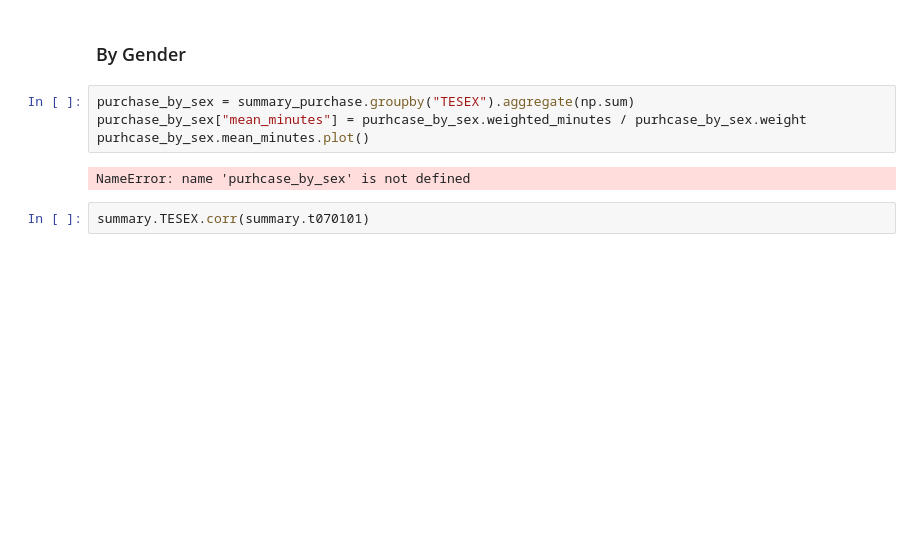
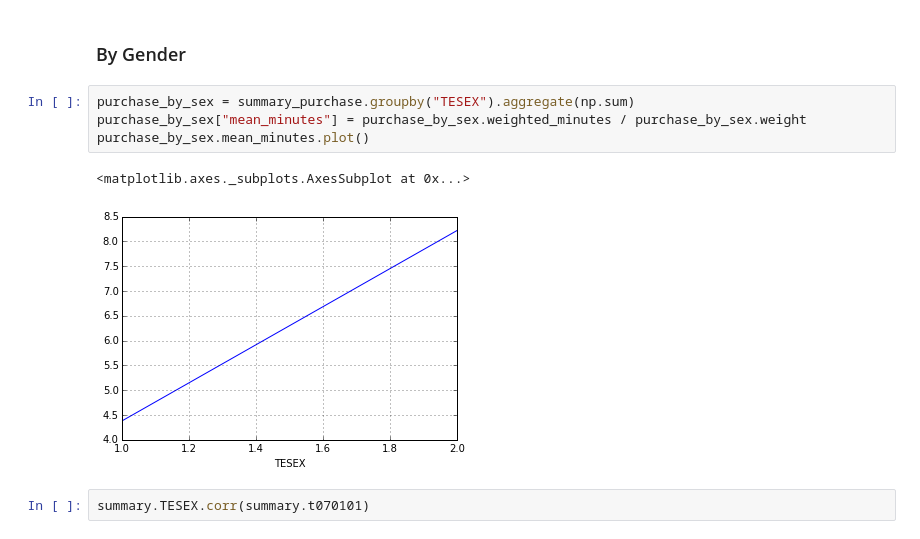
Before and after one commit to tiyd-python-2015-05/atus-analysis, a Jupyter notebook: Starting_Point.ipynb, the cells around one changed output. Cells and saved outputs as stored; diff of their text form; blank space fills up the shorter version.

```diff
--- a/Starting Point.ipynb
+++ b/Starting_Point.ipynb
@@ -491,10 +491,11 @@ summary.TEAGE.corr(summary.t070101)
 ### By Gender
 # %%
 purchase_by_sex = summary_purchase.groupby("TESEX").aggregate(np.sum)
-purchase_by_sex["mean_minutes"] = purhcase_by_sex.weighted_minutes / purhcase_by_sex.weight
-purhcase_by_sex.mean_minutes.plot()
+purchase_by_sex["mean_minutes"] = purchase_by_sex.weighted_minutes / purchase_by_sex.weight
+purchase_by_sex.mean_minutes.plot()
 # %% [output]
-NameError: name 'purhcase_by_sex' is not defined
+<matplotlib.axes._subplots.AxesSubplot at 0x...>
+[figure, added]
 # %%
 summary.TESEX.corr(summary.t070101)
 # %% [output]
```
Also changed, not shown: parts of 1 cell of this notebook, 37 other files.
